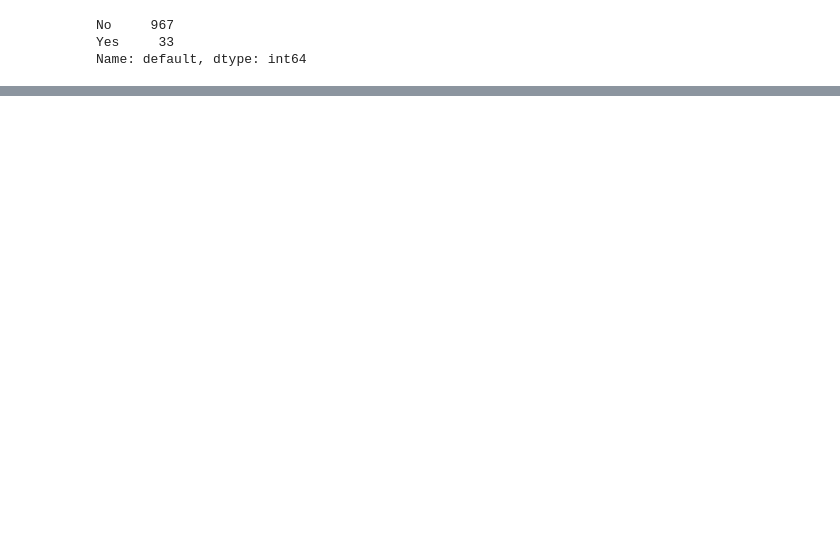
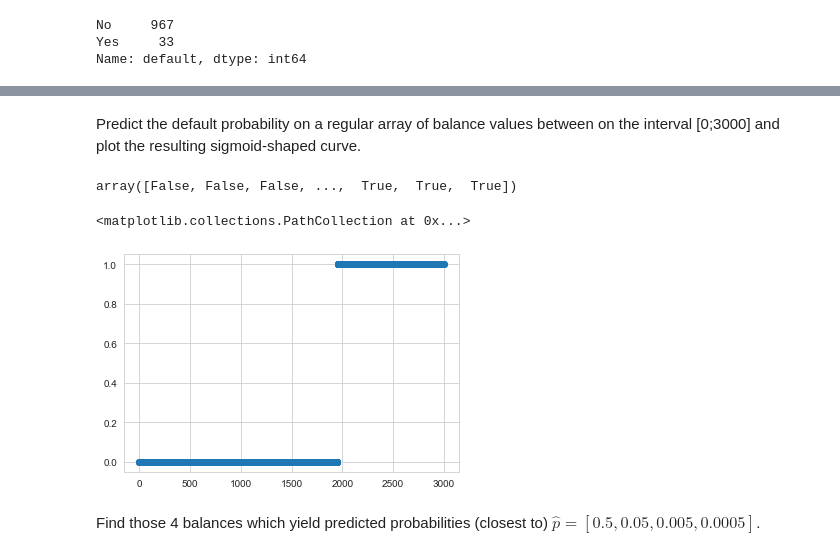
Before and after one commit to Heity94/01_DataScience_2021, a Jupyter notebook: Week_08/Homework8.ipynb, the cells around one changed output, grey strips where cells are left out. Cells and saved outputs as stored; diff of their text form; code cells hidden in the pictures; blank space fills up the shorter version.

```diff
--- a/Week_08/Homework8.ipynb
+++ b/Week_08/Homework8.ipynb
@@ -77,0 +88,22 @@ plt.title('Default versus balance');
+# %%
+X = df[["balance"]]
+y = df["default"]=="Yes"
+# %%
+from sklearn.linear_model import LogisticRegression
+
+model = LogisticRegression().fit(X, y)
+# %% [markdown]
+Predict the default probability on a regular array of balance values between on the interval  [0;3000]  and plot the resulting sigmoid-shaped curve.
+# %%
+X_pred = np.arange(0,3000).reshape(-1, 1)
+# %%
+y_pred = model.predict(X_pred)
+# %% [output]
+array([False, False, False, ...,  True,  True,  True])
+# %%
+plt.scatter(X_pred,y_pred)
+# %% [output]
+<matplotlib.collections.PathCollection at 0x...>
+[figure, added]
+# %% [markdown]
+Find those 4 balances which yield predicted probabilities (closest to) $\hat{p} = [0.5, 0.05, 0.005, 0.0005]$.
```
Also changed, not shown: parts of 31 cells of this notebook, 1 other file.
